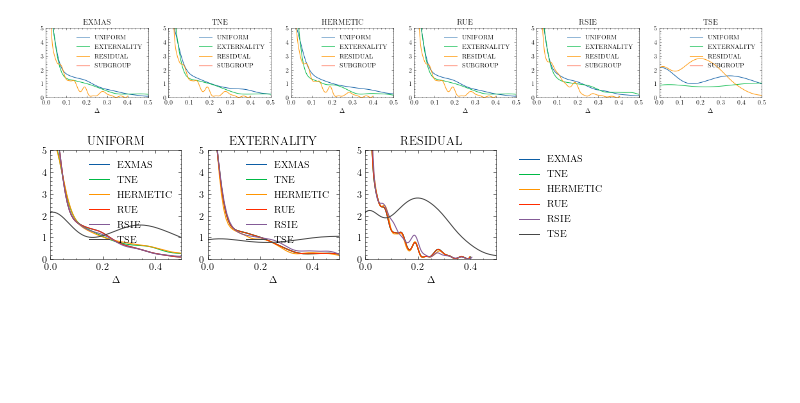
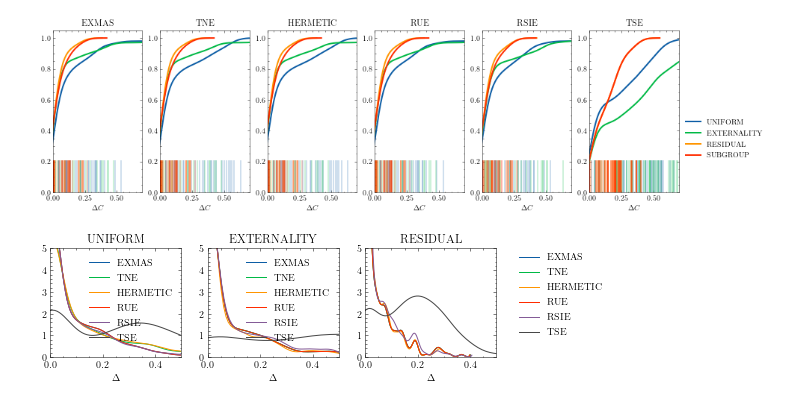
Before and after one commit to RafalKucharskiPK/ExMAS, a Jupyter notebook: ExMAS/spinoffs/game/results.ipynb, the cells around one changed output. Saved outputs shown, nothing was run; the diff lists cells and outputs as text; code cells hidden in the pictures; blank space fills up the shorter version.

```diff
--- a/ExMAS/spinoffs/game/results.ipynb
+++ b/ExMAS/spinoffs/game/results.ipynb
@@ -61,3 +30,12 @@ df
+# %%
+EXPERIMENT_NAME = 'r4'
+PRICINGS = ['UNIFORM','EXTERNALITY','RESIDUAL','SUBGROUP']
+
+for i,PRICING in enumerate(PRICINGS):
+
+    for j, ALGO in enumerate(['EXMAS', 'TNE', 'HERMETIC', 'RUE', 'RSIE', 'TSE']):
+        col_name = "pruned_Pricing-{}_Pruning-['{}']".format(PRICING, ALGO)
+        rm[col_name] = rm.apply(lambda r: rides.loc[r.ride][col_name], axis = 1)
 # %%
 df = rm
 palette = sns.color_palette(colors[0:4])
@@ -172,26 +100,37 @@ SUBGROUP
+# %%
+EXPERIMENT_NAME = 'subs'
+KPIs = pd.read_csv('ExMAS/extras/{}_KPIs.csv'.format(EXPERIMENT_NAME), index_col = 0)
+rides = pd.read_csv('ExMAS/extras/{}_rides.csv'.format(EXPERIMENT_NAME), index_col = 0)
+rm = pd.read_csv('ExMAS/extras/{}_rm.csv'.format(EXPERIMENT_NAME), index_col = [0,1])
+# %%
+EXPERIMENT_NAME = 'subs'
+PRICINGS = ['UNIFORM','EXTERNALITY','RESIDUAL','SUBGROUP']
+for i,PRICING in enumerate(PRICINGS):
+    for j, ALGO in enumerate(['EXMAS', 'TNE', 'HERMETIC', 'RUE', 'RSIE', 'TSE']):
+        col = "Experiment-{}_Pricing-{}_Objective-['total_group_cost']_Pruning-['{}']_minmax-min".format(EXPERIMENT_NAME, PRICING, ALGO)
+        rm['bestpossible_{}_{}'.format(PRICING,ALGO)] = rm.apply(lambda r: rm[(rm.traveller == r.traveller) & (rm[col] == 1)][PRICING].min(), axis=1)
 # %%
-EXPERIMENT_NAME = 'r4'
 PRICINGS = ['UNIFORM','EXTERNALITY','RESIDUAL','SUBGROUP']
-fig, axes = plt.subplots(1,6, figsize = (20,2))
+fig, axes = plt.subplots(1,6, figsize = (15,4))
 j=-1
 for i,PRICING in enumerate(PRICINGS):
 
     for j, ALGO in enumerate(['EXMAS', 'TNE', 'HERMETIC', 'RUE', 'RSIE', 'TSE']):
 
         col = "Experiment-{}_Pricing-{}_Objective-['total_group_cost']_Pruning-['{}']_minmax-min".format(EXPERIMENT_NAME, PRICING, ALGO)
-
-        rm['bestpossible_{}_{}'.format(PRICING,ALGO)] = rm.apply(lambda r: rm[(rm.traveller == r.traveller) & (rm[col] == 1)][PRICING].min(), axis=1)
         to_plot = rm[rm[col] == 1]
 
-        to_plot['$\Delta$']=(to_plot[PRICING]-to_plot['desired_{}'.format(PRICING)])/to_plot['desired_{}'.format(PRICING)]
-        sns.distplot(to_plot['$\Delta$'],ax = axes[j], kde = True, hist = False, label = PRICING)
-        axes[j].set_xlim((0,0.5))
+        to_plot['$\Delta C$']=(to_plot[PRICING]-to_plot['desired_{}'.format(PRICING)])/to_plot['desired_{}'.format(PRICING)]
+        sns.distplot(to_plot['$\Delta C$'],ax = axes[j], kde = True, hist = False, label = PRICING, rug_kws={"alpha":0.2, 'height':0.2, 'lw':2}, kde_kws={'bw':0.05, 'lw': 2, 'cumulative': True}, rug = True)
+        axes[j].set_xlim((0,0.7))
         axes[j].set_title(ALGO)
-        axes[j].set_ylim((0,5))
-axes[-1].legend()
+        #axes[j].set_yscale('log')
+        axes[j].get_legend().remove()
+        #axes[j].set_ylim((0.1,1))
+axes[-1].legend(bbox_to_anchor=(1, 0.5))
 plt.savefig('hist.png', dpi = 600)
 # %% [output]
-[figure, old version]
+[figure, new version]
 # %%
 PRICINGS = ['UNIFORM','EXTERNALITY','RESIDUAL']
 fig, axes = plt.subplots(1,3, figsize = (8,2))
```
Also changed, not shown: parts of 10 cells of this notebook, 6 other files.
